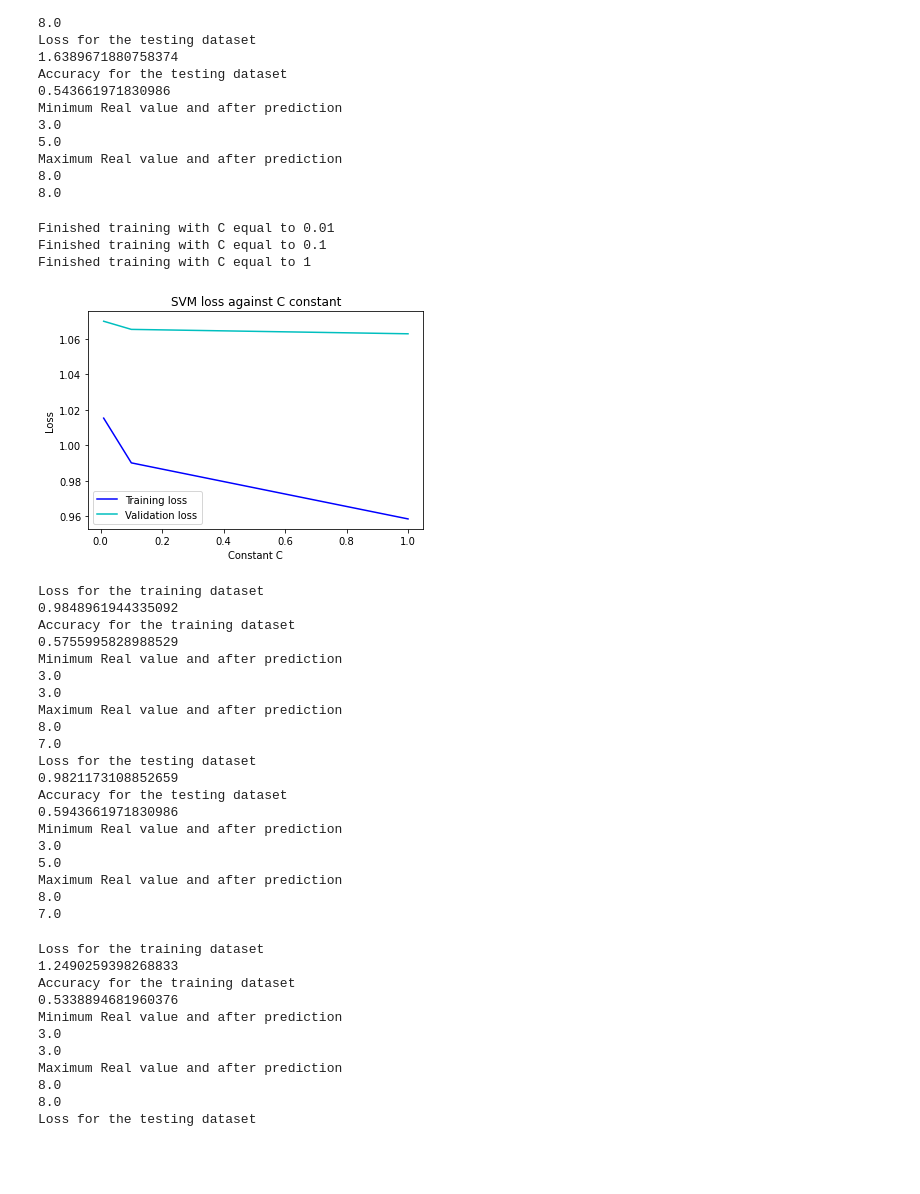
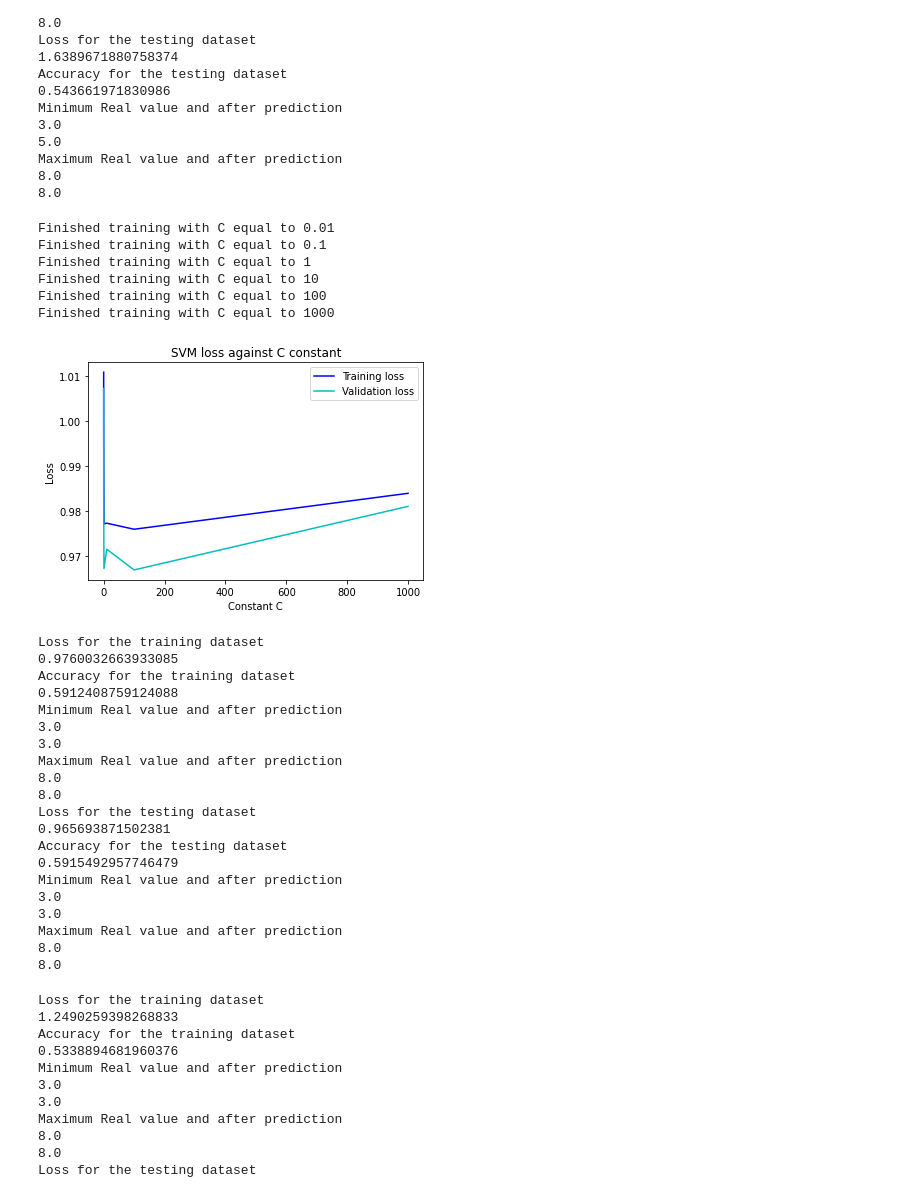
Before and after one commit to kamuma03/Ml-Project, a Jupyter notebook: Project_ML.ipynb, the cells around one changed output. Drawn from its saved outputs; the diff is of its cells as text; code cells hidden in the pictures; blank space fills up the shorter version.

```diff
--- a/Project_ML.ipynb
+++ b/Project_ML.ipynb
@@ -354,42 +354,45 @@ Y_val = val_data[:, 12]
 X_test = test_data[:,:-1]
 Y_test = test_data[:, 12]
 
-range_c= [0.01, 0.1, 1] # [0.01, 0.1, 1, 10, 100, 1000]
+range_c=  [0.01, 0.1, 1, 10, 100, 1000]
 ## kernel='rbf'
 train_loss =[]
 val_loss = []
 for i in range_c:
     classificationTree = SVC(kernel='linear', C=i, probability=True)
 
     classificationTree.fit(X_train, Y_train)
     #Z_train = classificationTree.predict(X_train)
     Z_train_loss = classificationTree.predict_proba(X_train)
     loss_train = log_loss(Y_train, Z_train_loss)
     train_loss.append(loss_train)
 
     #Z_val = classificationTree.predict(X_val)
     Z_val_loss = classificationTree.predict_proba(X_val)
     loss_val = log_loss(Y_val, Z_val_loss)
     val_loss.append(loss_val)
     print("Finished training with C equal to " + str(i))
 
 title = 'SVM loss against C constant'
 
 plt.title(title)
 plt.plot(range_c, train_loss,   c='b', label='Training loss')
 plt.plot(range_c, val_loss,  c='c', label='Validation loss')
 plt.xlabel('Constant C')
 plt.ylabel('Loss')
 plt.legend()
 plt.show()
 # %% [output]
 Finished training with C equal to 0.01
 Finished training with C equal to 0.1
 Finished training with C equal to 1
+Finished training with C equal to 10
+Finished training with C equal to 100
+Finished training with C equal to 1000
-[figure, old version]
+[figure, new version]
 # %%
 # test the model model with the depth chosen from above experiment
-classificationTree = sklearn.svm.SVC(kernel='linear', C=0.1, probability=True)
+classificationTree = sklearn.svm.SVC(kernel='linear', C=100, probability=True)
 
 classificationTree.fit(X_train, Y_train)
 Z_train = classificationTree.predict(X_train)
@@ -423,25 +426,25 @@ print(max(Y_test))
 print(max(Z_test))
 # %% [output]
 Loss for the training dataset
-0.9848961944335092
+0.9760032663933085
 Accuracy for the training dataset
-0.5755995828988529
+0.5912408759124088
 Minimum Real value and after prediction
 3.0
 3.0
 Maximum Real value and after prediction
 8.0
-7.0
+8.0
 Loss for the testing dataset
-0.9821173108852659
+0.965693871502381
 Accuracy for the testing dataset
-0.5943661971830986
+0.5915492957746479
 Minimum Real value and after prediction
 3.0
-5.0
+3.0
 Maximum Real value and after prediction
 8.0
-7.0
+8.0
 # %%
 # Naive bayes based classifier
 from sklearn.naive_bayes import GaussianNB
```
Also changed, not shown: parts of 2 cells of this notebook.
